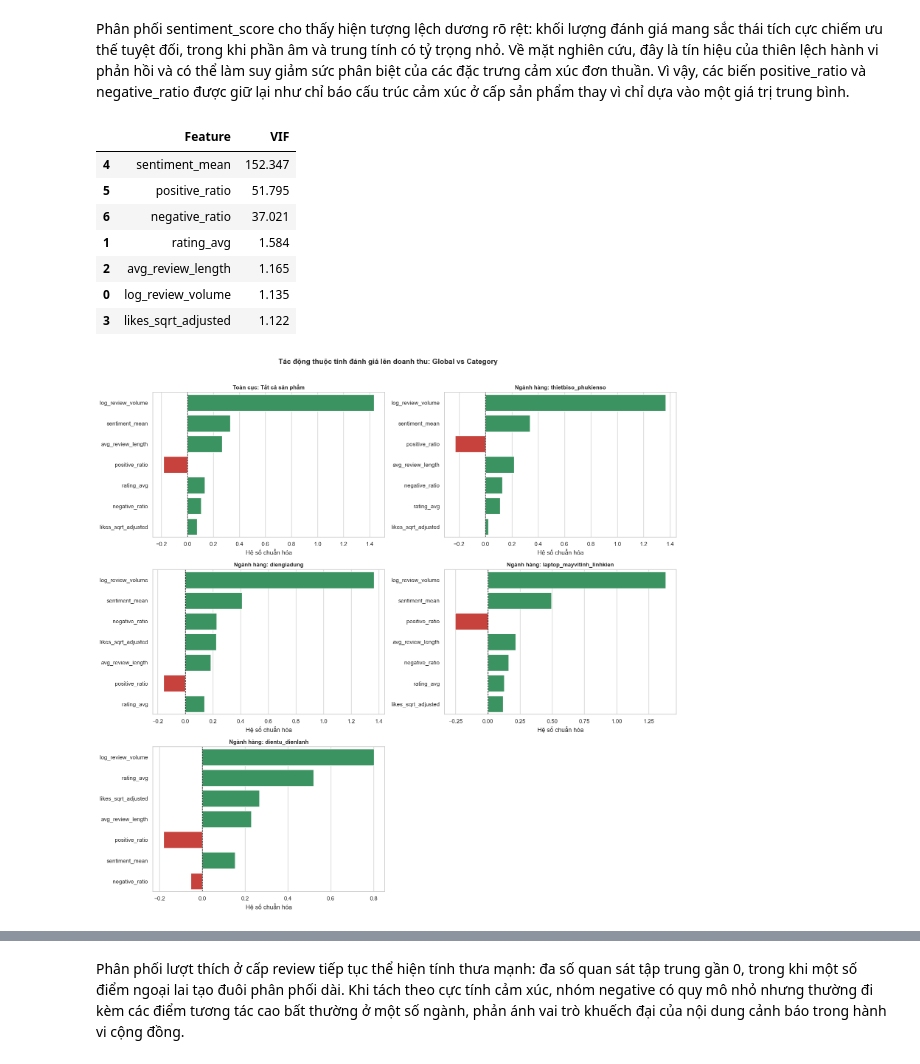
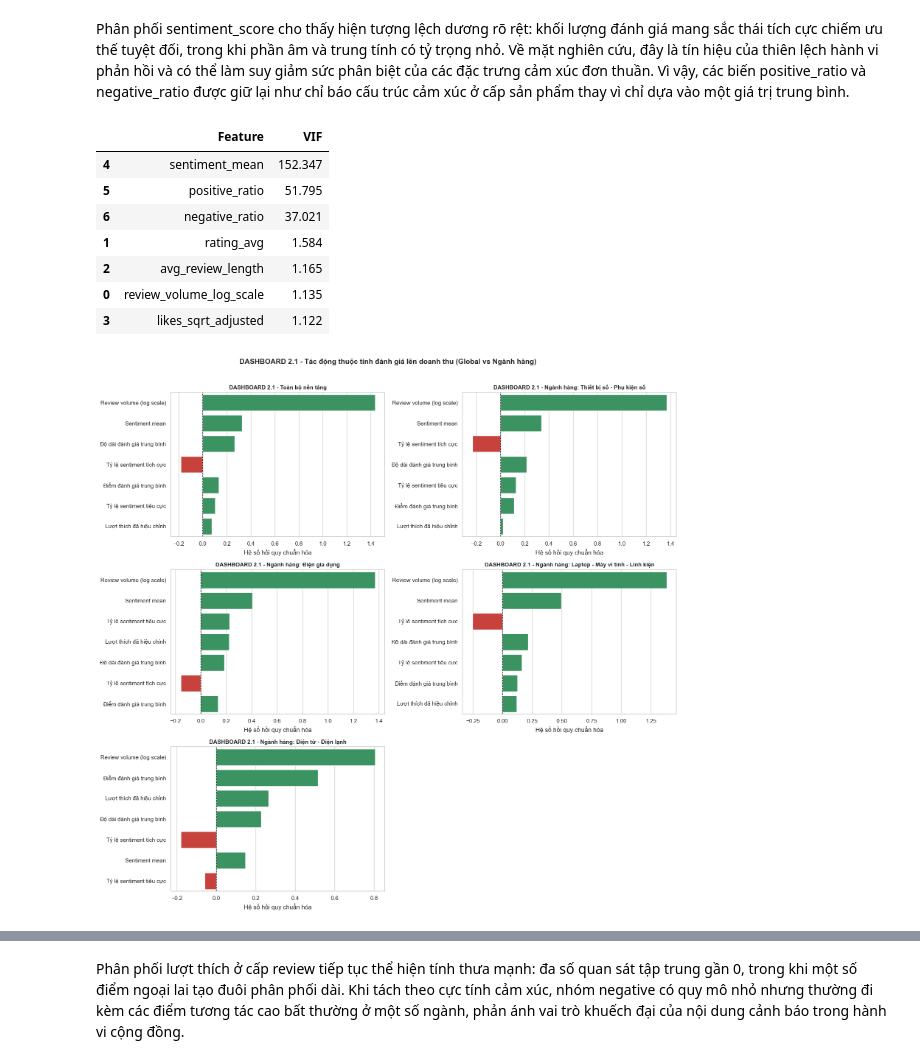
Before and after one commit to phuongth05/DV_LAB01, a Jupyter notebook: groups/loc.ipynb, the cells around one changed output, grey strips where cells are left out. Drawn from its saved outputs; the diff is of its cells as text; code cells hidden in the pictures.

```diff
--- a/groups/loc.ipynb
+++ b/groups/loc.ipynb
@@ -534,6 +532,13 @@ product_df["product_id"] = product_df["product_id"].astype(str)
 for col in ["price", "sold_count", "rating_avg"]:
     product_df[col] = pd.to_numeric(product_df[col], errors="coerce").fillna(0)
 
+# Ensure source_category is available even when products.csv does not include it directly.
+if "source_category" not in product_df.columns:
+    category_lookup = pd.read_csv("../data/categories.csv", usecols=["category_id", "source_category"])
+    category_lookup["category_id"] = pd.to_numeric(category_lookup["category_id"], errors="coerce")
+    product_df["category_id"] = pd.to_numeric(product_df["category_id"], errors="coerce")
+    product_df = product_df.merge(category_lookup, on="category_id", how="left")
+
 review_df["like_count"] = pd.to_numeric(review_df["like_count"], errors="coerce").fillna(0)
 review_df["review_length"] = review_df["review_text"].astype(str).str.len()
 product_df["revenue"] = product_df["price"] * product_df["sold_count"]
@@ -555,11 +560,16 @@ review_features["likes_sqrt_adjusted"] = (
 df_top_products = product_df.merge(review_features, on="product_id", how="inner")
 df_top_products = df_top_products[df_top_products["revenue"] > 0].copy()
 df_top_products["L2_ancestor"] = df_top_products["source_category"].fillna("unknown")
-df_top_products["log_revenue"] = np.log1p(df_top_products["revenue"])
-df_top_products["log_review_volume"] = np.log1p(df_top_products["total_reviews"])
+df_top_products["revenue_log_scale"] = np.log1p(df_top_products["revenue"])
+df_top_products["review_volume_log_scale"] = np.log1p(df_top_products["total_reviews"])
+
+category_ref = pd.read_csv("../data/categories.csv", usecols=["category_name", "parent_category", "source_category"])
+top_category_ref = category_ref[category_ref["parent_category"].fillna("") == ""]
+source_category_name_map = dict(zip(top_category_ref["source_category"], top_category_ref["category_name"]))
+df_top_products["L2_ancestor_name"] = df_top_products["L2_ancestor"].map(source_category_name_map).fillna(df_top_products["L2_ancestor"])
 
 features = [
-    "log_review_volume",
+    "review_volume_log_scale",
     "rating_avg",
     "avg_review_length",
     "likes_sqrt_adjusted",
@@ -567,6 +577,16 @@ features = [
     "positive_ratio",
     "negative_ratio",
 ]
+
+attribute_label_map = {
+    "review_volume_log_scale": "Review volume (log scale)",
+    "rating_avg": "Điểm đánh giá trung bình",
+    "avg_review_length": "Độ dài đánh giá trung bình",
+    "likes_sqrt_adjusted": "Lượt thích đã hiệu chỉnh",
+    "sentiment_mean": "Sentiment mean",
+    "positive_ratio": "Tỷ lệ sentiment tích cực",
+    "negative_ratio": "Tỷ lệ sentiment tiêu cực",
+}
 
 for c in features:
     df_top_products[c] = pd.to_numeric(df_top_products[c], errors="coerce").fillna(0)
@@ -593,7 +613,7 @@ vif_table = compute_vif(df_top_products, features)
 display(vif_table.round(3))
 
 
-def get_linear_weights(df, feature_cols, target_col="log_revenue"):
+def get_linear_weights(df, feature_cols, target_col="revenue_log_scale"):
     X = df[feature_cols]
     y = df[target_col]
     scaler = StandardScaler()
@@ -601,18 +621,19 @@ def get_linear_weights(df, feature_cols, target_col="log_revenue"):
     model = LinearRegression()
     model.fit(X_scaled, y)
     out = pd.DataFrame({"Attribute": feature_cols, "Weight": model.coef_})
+    out["Attribute_Display"] = out["Attribute"].map(attribute_label_map).fillna(out["Attribute"])
     out["Impact_Magnitude"] = out["Weight"].abs()
     return out.sort_values("Impact_Magnitude", ascending=False).reset_index(drop=True)
 
 
 global_weights = get_linear_weights(df_top_products, features)
-top1_names = df_top_products["L2_ancestor"].value_counts().head(4).index.tolist()
+top1_codes = df_top_products["L2_ancestor"].value_counts().head(4).index.tolist()
 
 local_weights_dict = {}
-for cat in top1_names:
-    df_cat = df_top_products[df_top_products["L2_ancestor"] == cat]
+for cat_code in top1_codes:
+    df_cat = df_top_products[df_top_products["L2_ancestor"] == cat_code]
     if len(df_cat) >= 30:
-        local_weights_dict[cat] = get_linear_weights(df_cat, features)
+        local_weights_dict[cat_code] = get_linear_weights(df_cat, features)
 
 sns.set_theme(style="whitegrid")
 num_plots = 1 + len(local_weights_dict)
@@ -621,42 +642,43 @@ fig, axes = plt.subplots(rows, cols, figsize=(16, 5 * rows))
 axes = np.array(axes).reshape(-1)
 
 
-def plot_weights_on_ax(ax, df_w, title, is_global=False):
+def plot_weights_on_ax(ax, df_w, title):
     colors = ["#2ca25f" if w > 0 else "#de2d26" for w in df_w["Weight"]]
     sns.barplot(
         data=df_w,
         x="Weight",
-        y="Attribute",
+        y="Attribute_Display",
         palette=colors,
-        hue="Attribute",
+        hue="Attribute_Display",
         legend=False,
         ax=ax,
     )
     ax.axvline(x=0, color="black", linewidth=1, linestyle="--")
-    ax.set_title(title if not is_global else f"Toàn cục: {title}", fontsize=11, fontweight="bold")
-    ax.set_xlabel("Hệ số chuẩn hóa")
+    ax.set_title(title, fontsize=11, fontweight="bold")
+    ax.set_xlabel("Hệ số hồi quy chuẩn hóa")
     ax.set_ylabel("")
 
 
-plot_weights_on_ax(axes[0], global_weights, "Tất cả sản phẩm", is_global=True)
+plot_weights_on_ax(axes[0], global_weights, "DASHBOARD 2.1 - Toàn bộ nền tảng")
 plot_idx = 1
-for cat_name, df_w in local_weights_dict.items():
-    plot_weights_on_ax(axes[plot_idx], df_w, f"Ngành hàng: {cat_name}")
+for cat_code, df_w in local_weights_dict.items():
+    cat_display = source_category_name_map.get(cat_code, cat_code)
+    plot_weights_on_ax(axes[plot_idx], df_w, f"DASHBOARD 2.1 - Ngành hàng: {cat_display}")
     plot_idx += 1
 for i in range(plot_idx, len(axes)):
     fig.delaxes(axes[i])
 
-plt.suptitle("Tác động thuộc tính đánh giá lên doanh thu: Global vs Category", fontsize=14, fontweight="bold", y=1.01)
+plt.suptitle("DASHBOARD 2.1 - Tác động thuộc tính đánh giá lên doanh thu (Global vs Ngành hàng)", fontsize=14, fontweight="bold", y=1.01)
 plt.tight_layout()
 plt.show()
 # %% [output]
 |  | Feature | VIF |
 | 4 | sentiment_mean | 152.347 |
 | 5 | positive_ratio | 51.795 |
 | 6 | negative_ratio | 37.021 |
 | 1 | rating_avg | 1.584 |
 | 2 | avg_review_length | 1.165 |
-| 0 | log_review_volume | 1.135 |
+| 0 | review_volume_log_scale | 1.135 |
 | 3 | likes_sqrt_adjusted | 1.122 |
-[figure, old version]
+[figure, new version]
 # %% [markdown]
```
Also changed, not shown: parts of 10 cells of this notebook, 1 other file.
